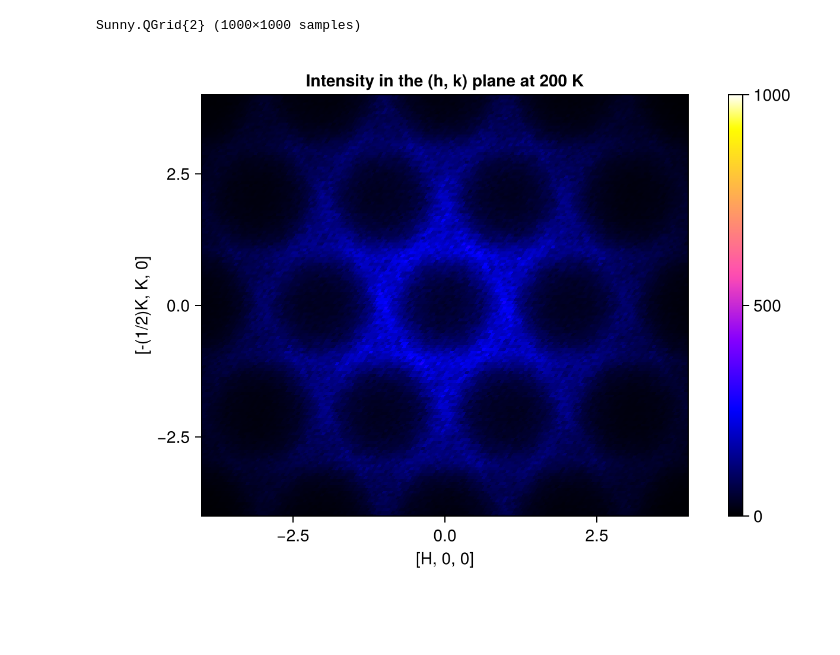
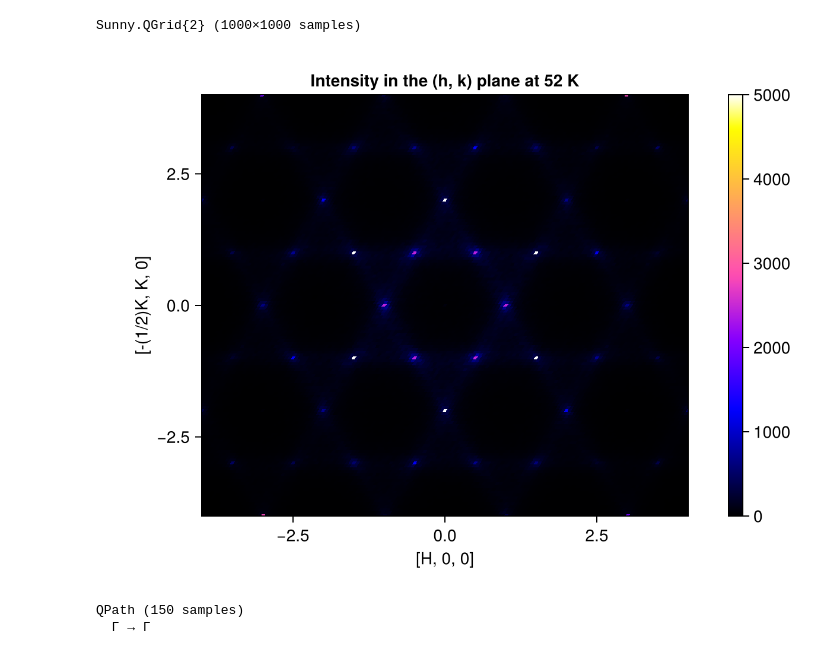
Before and after one commit to LivNoerholm/Kagome-LSWT, a Jupyter notebook: LSWT_jarosite.ipynb, the cells around one changed output. Drawn from its saved outputs; the diff is of its cells as text; code cells hidden in the pictures; blank space fills up the shorter version.

Commit message:
qq figures organized

```diff
--- a/LSWT_jarosite.ipynb
+++ b/LSWT_jarosite.ipynb
@@ -149,9 +151,17 @@ Sunny.QGrid{2} (1000×1000 samples)
 # %%
 res = intensities_static(sc, grid)
 using CairoMakie
-plot_intensities(res, colorrange=(0, 1000), title="Intensity in the (h, k) plane at 200 K")
+plot_intensities(res, colorrange=(0, 5000), title="Intensity in the (h, k) plane at 52 K")
 # %% [output]
-[figure, old version]
+[figure, new version]
+# %%
+path = q_space_path(
+    fe_cryst,
+    [[-2, 0, 0], [2, 0, 0]],
+    150; labels=["Γ", "Γ"])
+# %% [output]
+QPath (150 samples)
+  Γ → Γ
 # %%
 energies = range(0, 25, 100)
 dt = 2*langevin.dt
```
Also changed, not shown: parts of 4 cells of this notebook, 6 other files.
